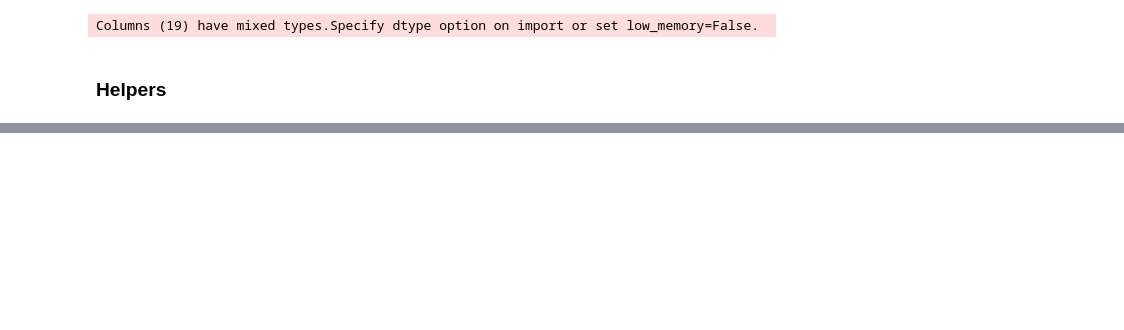
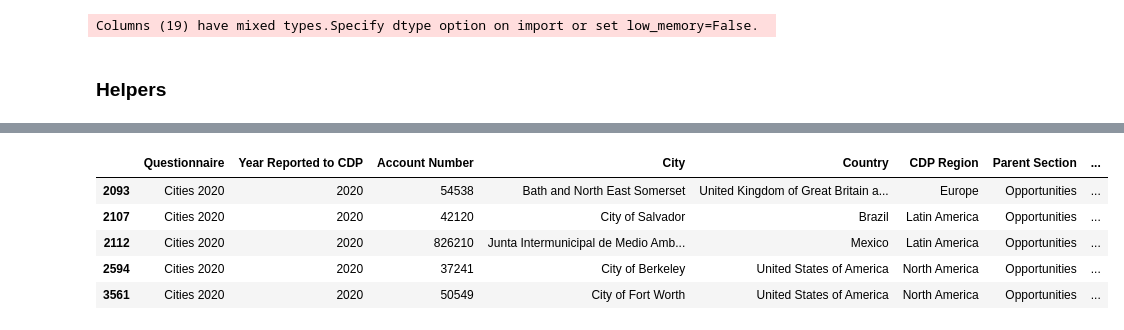
Before and after one commit to martin-fabbri/kaggle-competitions, a Jupyter notebook: cdp-unlocking-climate-solutions/1_kaggle_cdp_eda.ipynb, the cells around one changed output, grey strips where cells are left out. Drawn from its saved outputs; the diff is of its cells as text; code cells hidden in the pictures; blank space fills up the shorter version.

```diff
--- a/cdp-unlocking-climate-solutions/1_kaggle_cdp_eda.ipynb
+++ b/cdp-unlocking-climate-solutions/1_kaggle_cdp_eda.ipynb
@@ -144,0 +153,11 @@ def list_dedupe(x):
+# %%
+cities_6_2 = cities_df[cities_df['Question Number'] == '6.2'].rename(columns={'Organization': 'City'})
+cities_6_2['Response Answer'] = cities_6_2['Response Answer'].fillna('No Response')
+cities_6_2.head()
+# %% [output]
+|  | Questionnaire | Year Reported to CDP | Account Number | City | Country | CDP Region | Parent Section | ... |
+| 2093 | Cities 2020 | 2020 | 54538 | Bath and North East Somerset | United Kingdom of Great Britain a... | Europe | Opportunities | ... |
+| 2107 | Cities 2020 | 2020 | 42120 | City of Salvador | Brazil | Latin America | Opportunities | ... |
+| 2112 | Cities 2020 | 2020 | 826210 | Junta Intermunicipal de Medio Amb... | Mexico | Latin America | Opportunities | ... |
+| 2594 | Cities 2020 | 2020 | 37241 | City of Berkeley | United States of America | North America | Opportunities | ... |
+| 3561 | Cities 2020 | 2020 | 50549 | City of Fort Worth | United States of America | North America | Opportunities | ... |
```
Also changed, not shown: parts of 10 cells of this notebook.
